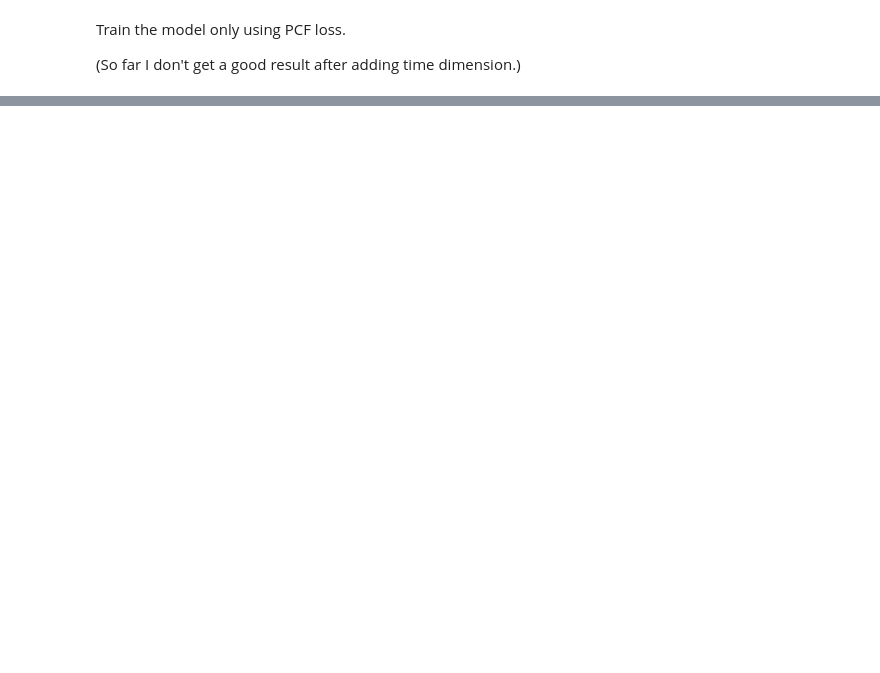
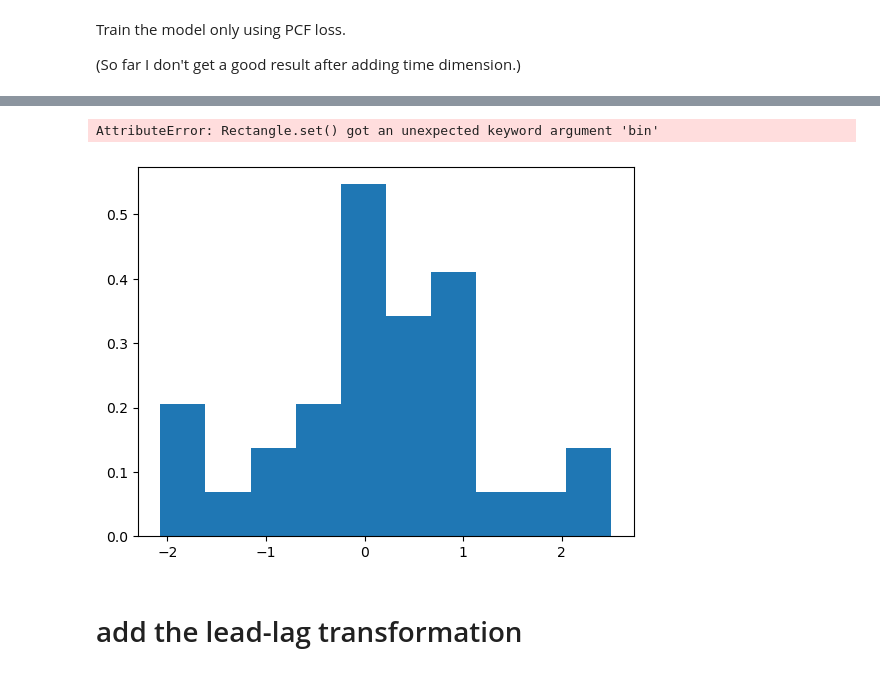
Before and after one commit to bryan107/pcf-diffusion, a Jupyter notebook: modified_test.ipynb, the cells around one changed output, grey strips where cells are left out. Saved outputs shown, nothing was run; the diff lists cells and outputs as text; code cells hidden in the pictures; blank space fills up the shorter version.

```diff
--- a/modified_test.ipynb
+++ b/modified_test.ipynb
@@ -232,10 +361,10 @@ Train the model only using PCF loss.
 # %%
-from src.PCF_with_empirical_measure import PCF_with_empirical_measure
+
 
 pcf = PCF_with_empirical_measure(16, 12, 1, add_time=True)
 pcf = pcf.to(device)
 
-num_epochs = 200
+num_epochs = 1
 opt = torch.optim.Adam(score_net.parameters(), lr=1e-3)
 for i in range(num_epochs):
     # Forward process to generate time series
@@ -246,8 +375,9 @@ for i in range(num_epochs):
     # Backward process to generate time series
     x_gen, traj_back = diffusion.backward_sample(torch.randn([num_paths, 1]).to(device), score_net)
     traj_back_flip = torch.fliplr(traj_back)
-    loss = pcf.distance_measure(traj_forward.view([-1, total_steps+1, 1]),
-                                traj_back_flip.view([-1, total_steps+1, 1]), Lambda=1.0)
+    traj_forward_flip = torch.fliplr(traj_forward)
+    loss = pcf.distance_measure(traj_forward_flip.view([-1, total_steps+1, 1]),
+                                traj_back.view([-1, total_steps+1, 1]), Lambda=0.01)
 
     loss.backward()
     opt.step()
@@ -258,3 +388,6 @@ xxx = np.linspace(0, 1, traj_forward.shape[1])
 for line in traj_back:
     plt.plot(xxx, line.cpu(), linewidth=1.0)
     plt.title('backward')
+# %%
+x_gen, traj_back = diffusion.sample(torch.randn([500, 1]).cuda(), score_net)
+plt.hist(x_gen[:, 0].cpu(), bins = 50, density=True)
@@ -260,0 +555,10 @@ for line in traj_back:
+# %%
+x_noise, traj_forward = diffusion.forward_sample(x_data)
+traj_forward = traj_forward.to(device)
+plt.hist(traj_forward[:, -1].cpu(), bin = 10,density = True)
+print(traj_forward_flip.shape)
+# %% [output]
+AttributeError: Rectangle.set() got an unexpected keyword argument 'bin'
+[figure, added]
+# %% [markdown]
+# add the lead-lag transformation
```
Also changed, not shown: parts of 42 cells of this notebook, 28 other files.
